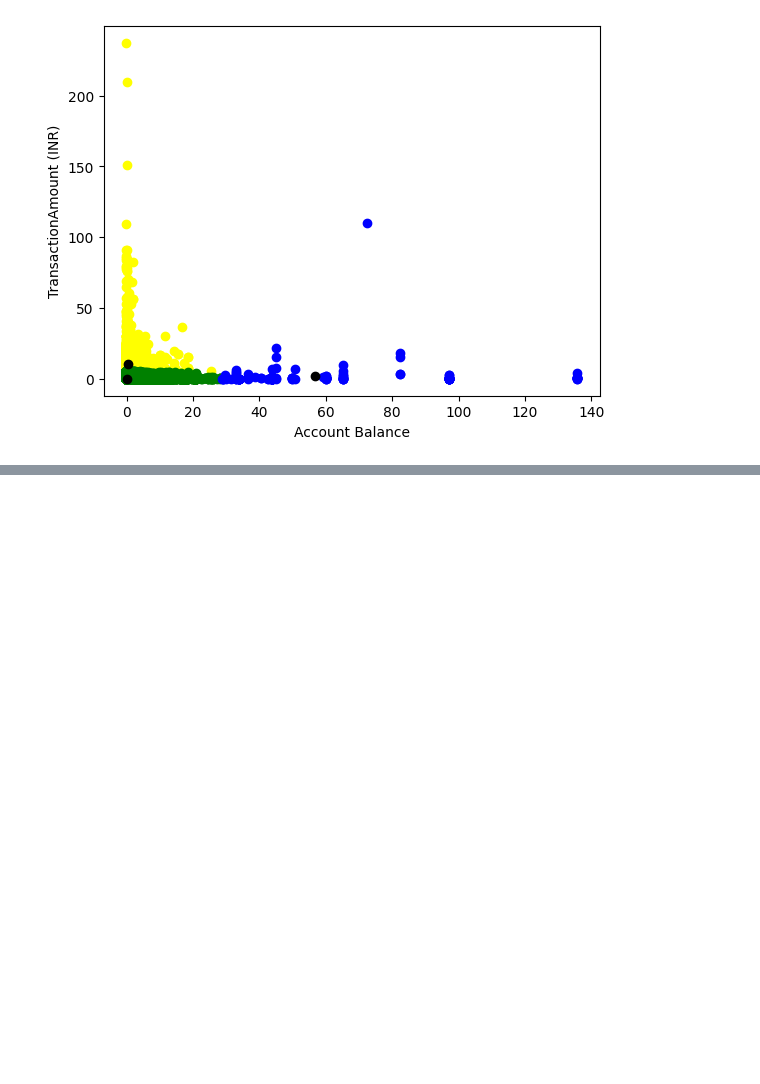
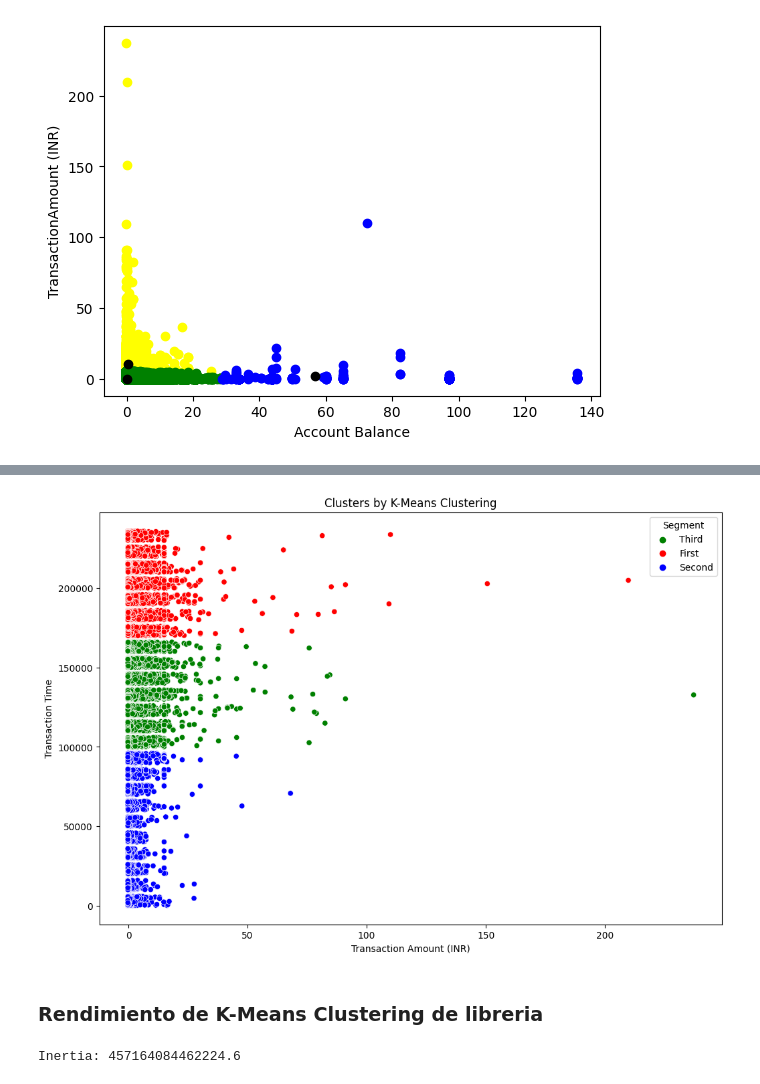
Before and after one commit to unclepete-20/lab7-k-means, a Jupyter notebook: src/k_means.ipynb, the cells around one changed output, grey strips where cells are left out. Cells and saved outputs as stored; diff of their text form; code cells hidden in the pictures; blank space fills up the shorter version.

```diff
--- a/src/k_means.ipynb
+++ b/src/k_means.ipynb
@@ -384,0 +415,3 @@ plt.show()
+# %%
+data["Segment K-Means"] = kmeans.labels_
+data.head()
@@ -384,0 +430,3 @@ plt.show()
+# %%
+data["Segment"] = data["Segment K-Means"].map({0:"First", 1:"Second", 2:"Third"})
+data.head()
@@ -384,0 +445,28 @@ plt.show()
+# %%
+x_axis = data["TransactionAmount (INR)"]
+y_axis = data["TransactionTime"]
+plt.figure(figsize=(12, 8))
+sns.scatterplot(x=x_axis, y=y_axis, hue=data["Segment"], palette=["g", "r", "b"])
+plt.xlabel("Transaction Amount (INR)")
+plt.ylabel("Transaction Time")
+plt.title("Clusters by K-Means Clustering")
+plt.show()
+# %% [output]
+[figure, added]
+# %% [markdown]
+### Rendimiento de K-Means Clustering de libreria
+# %%
+from sklearn.metrics import davies_bouldin_score, calinski_harabasz_score
+
+final_data = data.drop(["Segment", "Segment K-Means"], axis=1)
+
+# calculate metrics
+inertia = kmeans.inertia_
+db = davies_bouldin_score(final_data, kmeans.labels_)
+ch = calinski_harabasz_score(final_data, kmeans.labels_)
+
+print(f"Inertia: {inertia}")
+print(f"Davies-Bouldin Index: {db}")
+print(f"Calinski-Harabasz Index: {ch}")
+# %% [output]
+Inertia: 457164084462224.6
```
Also changed, not shown: parts of 13 cells of this notebook.
